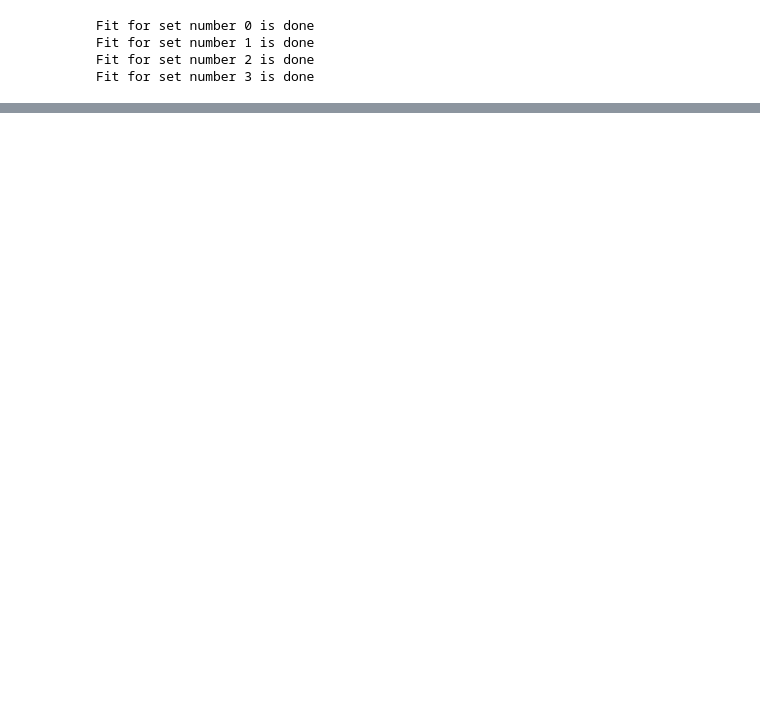
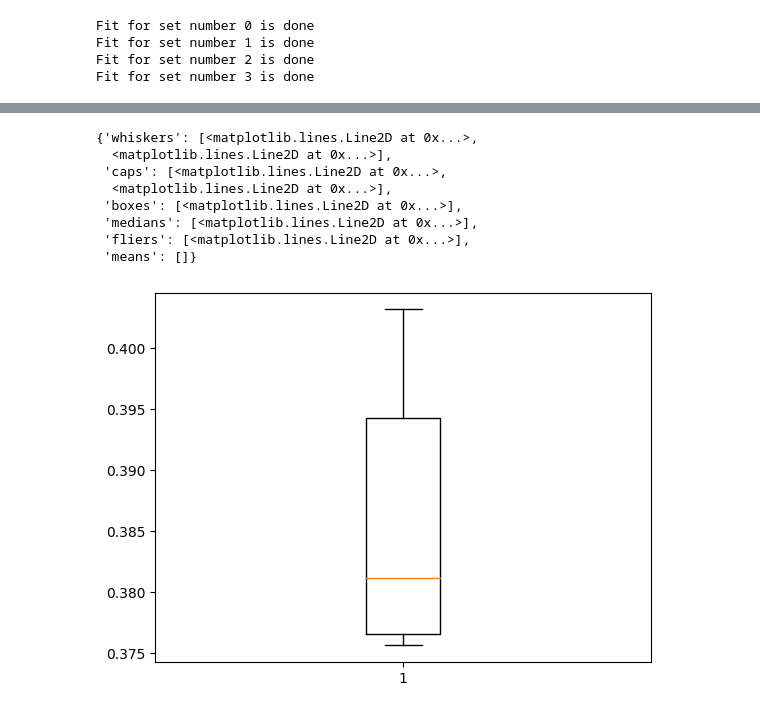
Before and after one commit to MaciejMalewicz778/Auto-ML---praca-domowa-1, a Jupyter notebook: pd1_wersja2.ipynb, the cells around one changed output, grey strips where cells are left out. Saved outputs shown, nothing was run; the diff lists cells and outputs as text; code cells hidden in the pictures; blank space fills up the shorter version.

```diff
--- a/pd1_wersja2.ipynb
+++ b/pd1_wersja2.ipynb
@@ -272,7 +233,8 @@ results[results['mean_result'] == maxi]
 warnings.filterwarnings('ignore')
 
 lr = LogisticRegression(penalty='elasticnet', solver='saga', random_state=RANDOM_STATE, max_iter=1000)
-search_bayes_lr = getBayesCVResults(lr, grid_log_reg, 10, -1)
+# give different random state each time to generate different start hyperParams to Bayes
+search_bayes_lr = getBayesCVResults(lr, grid_log_reg, n_iter=5, n_jobs=-1, random_states=RANDOM_STATES)
 
 warnings.filterwarnings('default')
 # %% [output]
@@ -327,0 +255,4 @@ def objective(params):
+# %%
+forest = RandomForestClassifier(random_state=RANDOM_STATE)
+# give different random state each time to generate different start hyperParams to Bayes
+search_bayes_forest = getBayesCVResults(forest, grid_forest, n_iter=5, n_jobs=-1, random_states=RANDOM_STATES)
@@ -327,0 +264,17 @@ def objective(params):
+# %%
+res_bayes_lr = {
+    'hiperparametry_zbior_1': search_bayes_lr[0].cv_results_['params'],
+    'wynik_zbior_1': search_bayes_lr[0].cv_results_['mean_test_score'],
+
+    'hiperparametry_zbior_2': search_bayes_lr[1].cv_results_['params'],
+    'wynik_zbior_2': search_bayes_lr[1].cv_results_['mean_test_score'],
+
+    'hiperparametry_zbior_3': search_bayes_lr[2].cv_results_['params'],
+    'wynik_zbior_3': search_bayes_lr[2].cv_results_['mean_test_score'],
+
+    'hiperparametry_zbior_4': search_rand_lr[3].cv_results_['params'],
+    'wynik_zbior_4': search_bayes_lr[3].cv_results_['mean_test_score']
+}
+
+results_bayes_lr = pd.DataFrame(res_bayes_lr)
+results_bayes_lr['model'] = 'LogisticRegression'
@@ -327,0 +298,17 @@ def objective(params):
+# %%
+res_bayes_forest = {
+    'hiperparametry_zbior_1': search_bayes_forest[0].cv_results_['params'],
+    'wynik_zbior_1': search_bayes_forest[0].cv_results_['mean_test_score'],
+
+    'hiperparametry_zbior_2': search_bayes_forest[1].cv_results_['params'],
+    'wynik_zbior_2': search_bayes_forest[1].cv_results_['mean_test_score'],
+
+    'hiperparametry_zbior_3': search_bayes_forest[2].cv_results_['params'],
+    'wynik_zbior_3': search_bayes_forest[2].cv_results_['mean_test_score'],
+
+    'hiperparametry_zbior_4': search_rand_forest[3].cv_results_['params'],
+    'wynik_zbior_4': search_bayes_forest[3].cv_results_['mean_test_score']
+}
+
+results_bayes_forest = pd.DataFrame(res_bayes_forest)
+results_bayes_forest['model'] = 'RandomForestClassifier'
@@ -327,0 +351,13 @@ def objective(params):
+# %%
+set_1_bayes_to_boxplot = [theta_forest - results_bayes_forest['wynik_zbior_1']]
+plt.boxplot(theta_lr - results_bayes_lr['wynik_zbior_4'])
+# %% [output]
+{'whiskers': [<matplotlib.lines.Line2D at 0x...>,
+  <matplotlib.lines.Line2D at 0x...>],
+ 'caps': [<matplotlib.lines.Line2D at 0x...>,
+  <matplotlib.lines.Line2D at 0x...>],
+ 'boxes': [<matplotlib.lines.Line2D at 0x...>],
+ 'medians': [<matplotlib.lines.Line2D at 0x...>],
+ 'fliers': [<matplotlib.lines.Line2D at 0x...>],
+ 'means': []}
+[figure, added]
```
Also changed, not shown: parts of 30 cells of this notebook, 1 other file.
